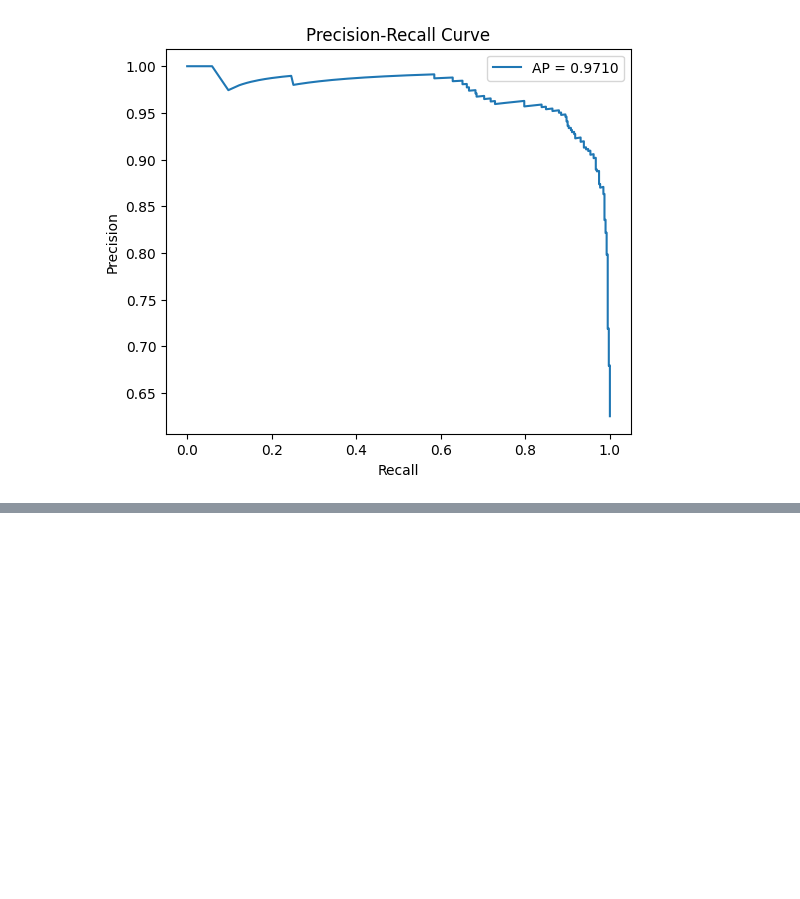
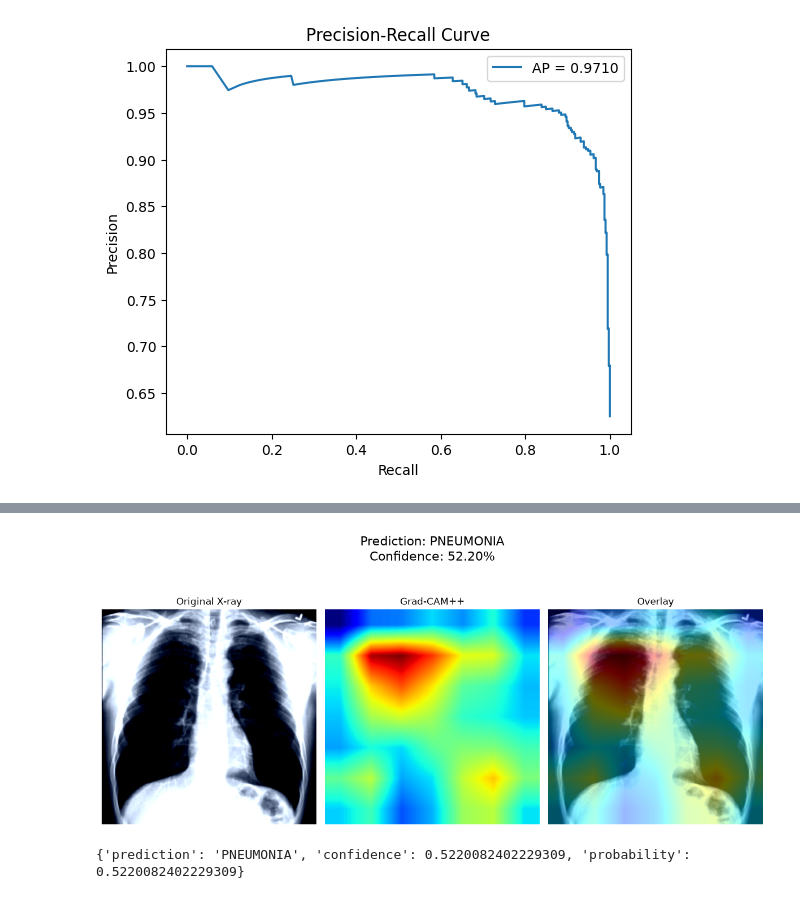
Before and after one commit to ShrDar/Pneumonia-Classifier-CNN, a Jupyter notebook: backend/notebooks/pneumonia_classifier_pytorch.ipynb, the cells around one changed output, grey strips where cells are left out. Saved outputs shown, nothing was run; the diff lists cells and outputs as text; code cells hidden in the pictures; blank space fills up the shorter version.

```diff
--- a/backend/notebooks/pneumonia_classifier_pytorch.ipynb
+++ b/backend/notebooks/pneumonia_classifier_pytorch.ipynb
@@ -1570,0 +1714,12 @@ plt.show()
+# %%
+result = predict_xray(
+    image_path="../data/extra/2.png",
+    model=transfer_model,
+    transform=other_transform_transfer,
+    target_layers=[transfer_model.layer4[-1]],
+)
+
+print(result)
+# %% [output]
+[figure, added]
+{'prediction': 'PNEUMONIA', 'confidence': 0.5220082402229309, 'probability': 0.5220082402229309}
```
Also changed, not shown: parts of 11 cells of this notebook.
